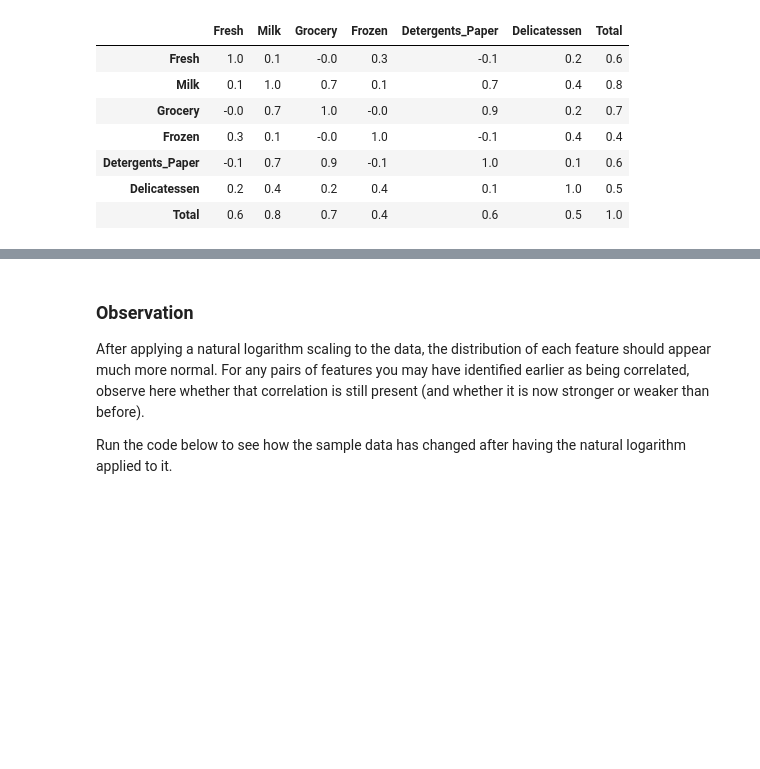
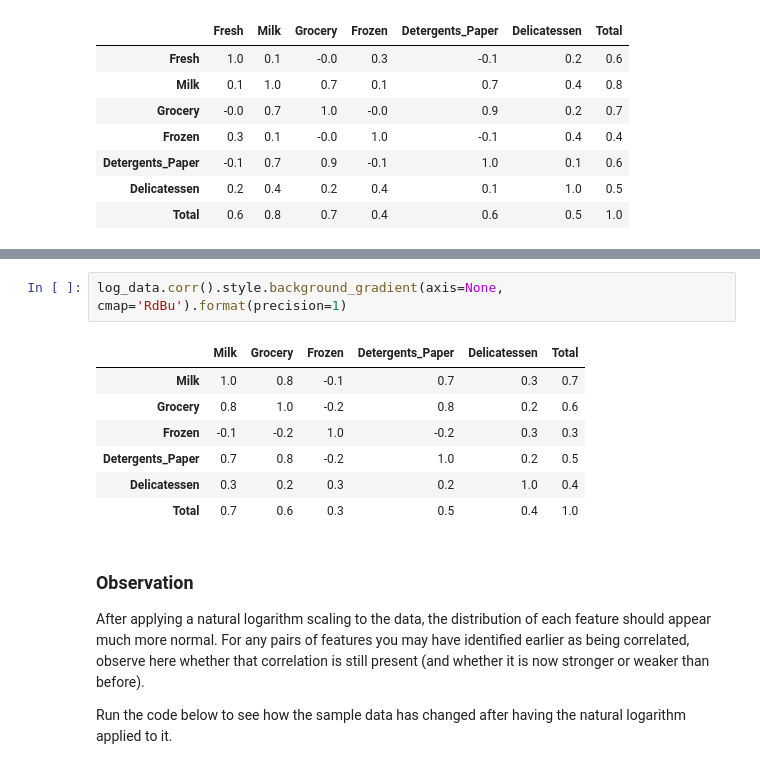
Before and after one commit to itosi/Creating_Customer_Segments, a Jupyter notebook: customer_segments.ipynb, the cells around one changed output, grey strips where cells are left out. Cells and saved outputs as stored; diff of their text form; blank space fills up the shorter version.

```diff
--- a/customer_segments.ipynb
+++ b/customer_segments.ipynb
@@ -307,3 +313,13 @@ pd.scatter_matrix(log_data, alpha = 0.3, figsize = (14,8), diagonal = 'kde');
+# %%
+log_data.corr().style.background_gradient(axis=None, cmap='RdBu').format(precision=1)
+# %% [output]
+|  | Milk | Grocery | Frozen | Detergents_Paper | Delicatessen | Total |
+| Milk | 1.0 | 0.8 | -0.1 | 0.7 | 0.3 | 0.7 |
+| Grocery | 0.8 | 1.0 | -0.2 | 0.8 | 0.2 | 0.6 |
+| Frozen | -0.1 | -0.2 | 1.0 | -0.2 | 0.3 | 0.3 |
+| Detergents_Paper | 0.7 | 0.8 | -0.2 | 1.0 | 0.2 | 0.5 |
+| Delicatessen | 0.3 | 0.2 | 0.3 | 0.2 | 1.0 | 0.4 |
+| Total | 0.7 | 0.6 | 0.3 | 0.5 | 0.4 | 1.0 |
 # %% [markdown]
 ### Observation
 After applying a natural logarithm scaling to the data, the distribution of each feature should appear much more normal. For any pairs of features you may have identified earlier as being correlated, observe here whether that correlation is still present (and whether it is now stronger or weaker than before).
```
Also changed, not shown: parts of 8 cells of this notebook.
